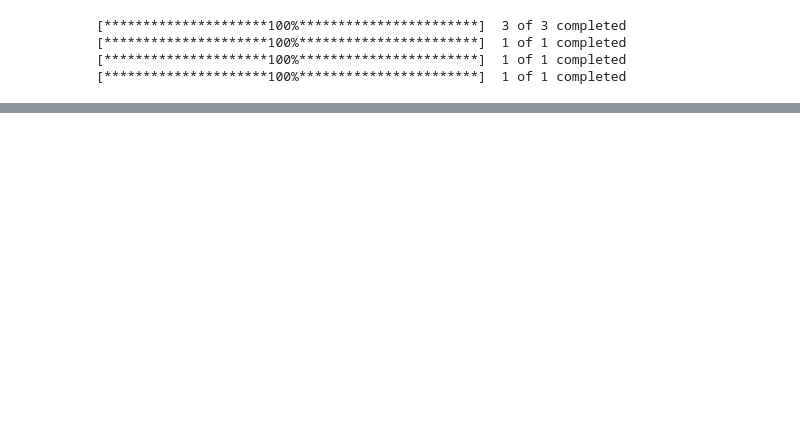
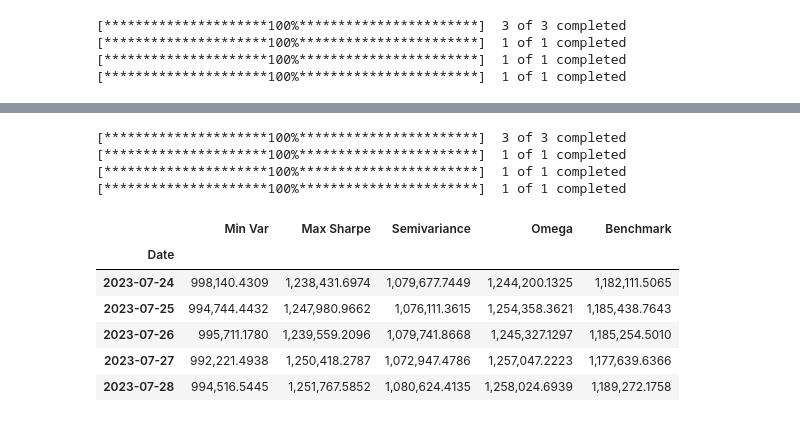
Before and after one commit to nicoglez/Quantitative-Asset-Allocation, a Jupyter notebook: notebook.ipynb, the cells around one changed output, grey strips where cells are left out. Saved outputs shown, nothing was run; the diff lists cells and outputs as text; code cells hidden in the pictures; blank space fills up the shorter version.

```diff
--- a/notebook.ipynb
+++ b/notebook.ipynb
@@ -60,0 +66,8 @@ weights_summary
+# %%
+data_backtesting, data_benchmark_backtesting = download_data(tickers_USA=USA, tickers_MX=MX,benchmark=benchmark,
+                                    start_date=start_date, end_date=end_date).download()
+# %% [output]
+[*********************100%***********************]  3 of 3 completed
+[*********************100%***********************]  1 of 1 completed
+[*********************100%***********************]  1 of 1 completed
+[*********************100%***********************]  1 of 1 completed
@@ -60,0 +77,11 @@ weights_summary
+# %%
+evol=BT.history
+evol.tail(5)
+# %% [output]
+|  | Min Var | Max Sharpe | Semivariance | Omega | Benchmark |
+| Date |  |  |  |  |  |
+| 2023-07-24 | 998,140.4309 | 1,238,431.6974 | 1,079,677.7449 | 1,244,200.1325 | 1,182,111.5065 |
+| 2023-07-25 | 994,744.4432 | 1,247,980.9662 | 1,076,111.3615 | 1,254,358.3621 | 1,185,438.7643 |
+| 2023-07-26 | 995,711.1780 | 1,239,559.2096 | 1,079,741.8668 | 1,245,327.1297 | 1,185,254.5010 |
+| 2023-07-27 | 992,221.4938 | 1,250,418.2787 | 1,072,947.4786 | 1,257,047.2223 | 1,177,639.6366 |
+| 2023-07-28 | 994,516.5445 | 1,251,767.5852 | 1,080,624.4135 | 1,258,024.6939 | 1,189,272.1758 |
```
Also changed, not shown: parts of 13 cells of this notebook.
